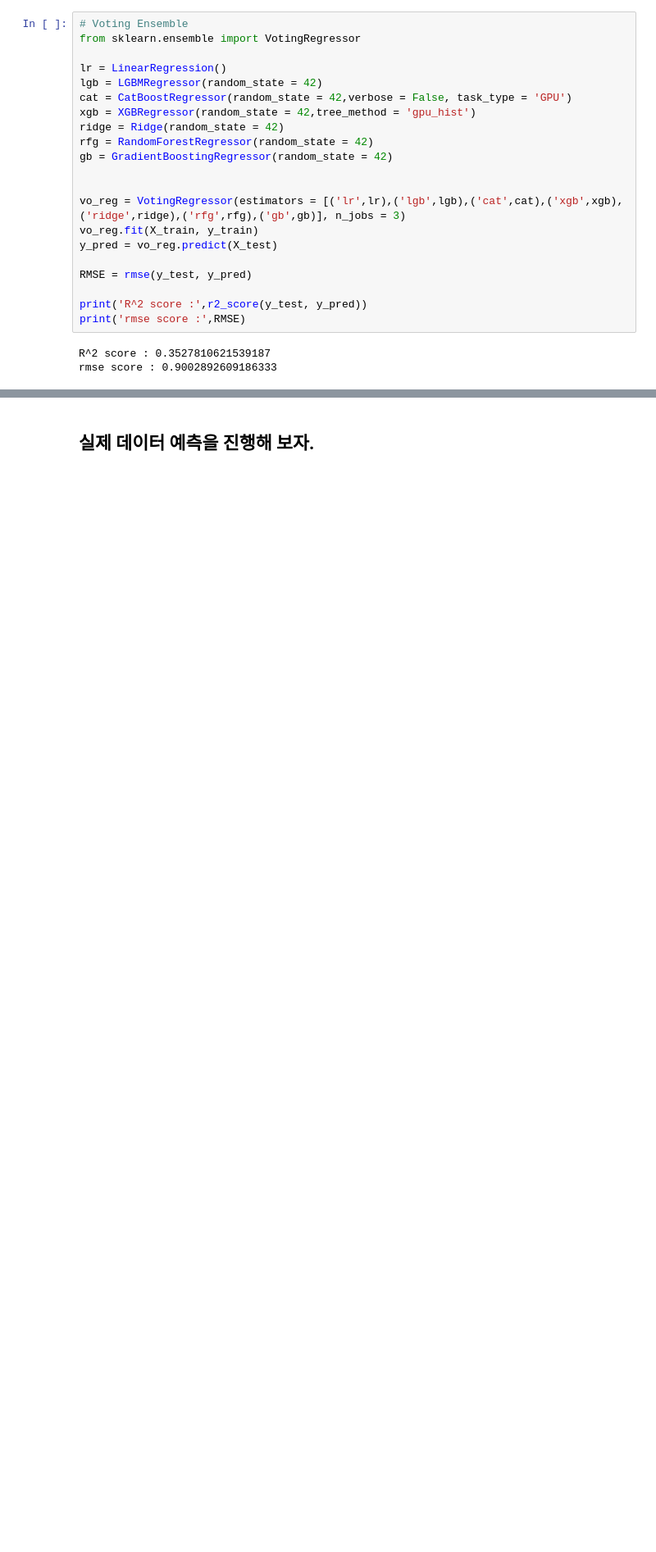
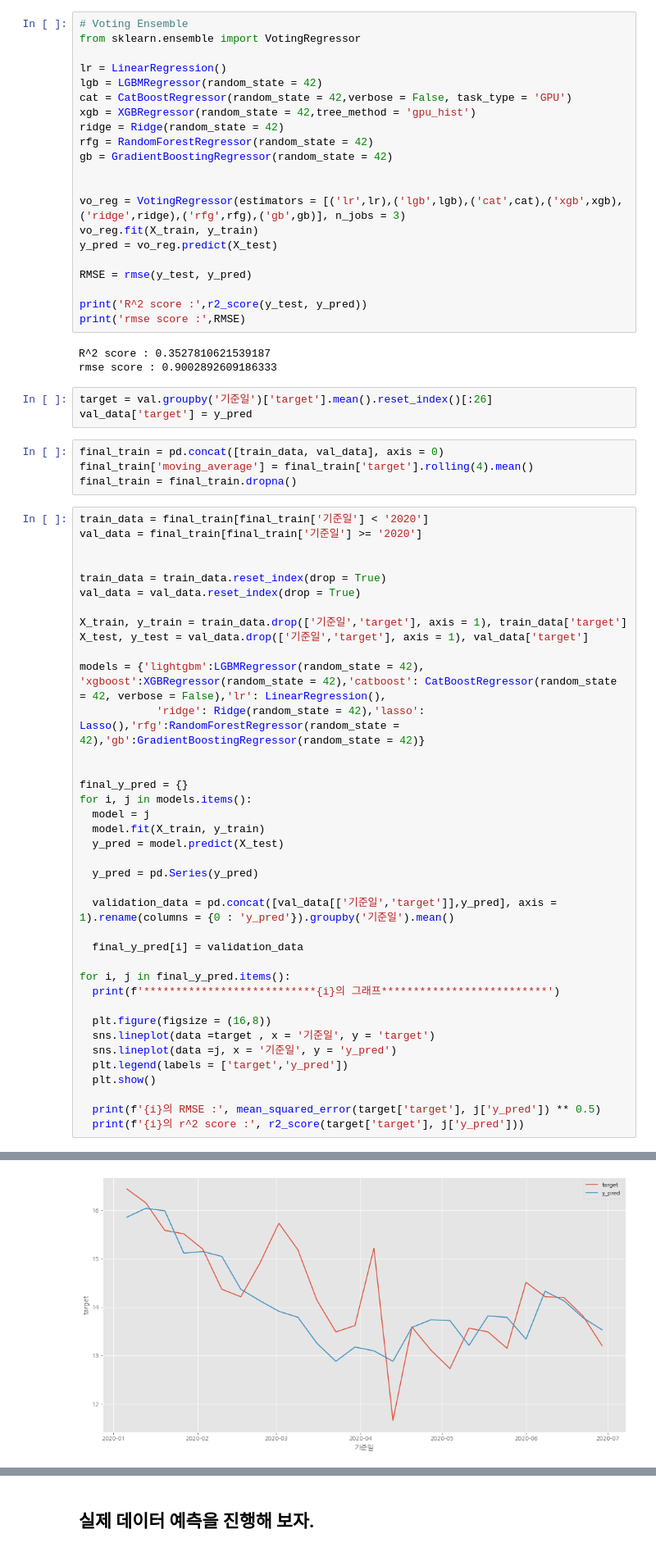
Before and after one commit to qkrwjdduf159/BigContest, a Jupyter notebook: final_analysis(연어).ipynb, the cells around one changed output, grey strips where cells are left out. Shown at 82% size. Drawn from its saved outputs; the diff is of its cells as text; blank space fills up the shorter version.

```diff
--- a/final_analysis(연어).ipynb
+++ b/final_analysis(연어).ipynb
@@ -847,3 +848,49 @@ print('rmse score :',RMSE)
 # %% [output]
 R^2 score : 0.3527810621539187
 rmse score : 0.9002892609186333
+# %%
+target = val.groupby('기준일')['target'].mean().reset_index()[:26]
+val_data['target'] = y_pred
+# %%
+final_train = pd.concat([train_data, val_data], axis = 0)
+final_train['moving_average'] = final_train['target'].rolling(4).mean()
+final_train = final_train.dropna()
+# %%
+train_data = final_train[final_train['기준일'] < '2020']
+val_data = final_train[final_train['기준일'] >= '2020']
+
+
+train_data = train_data.reset_index(drop = True)
+val_data = val_data.reset_index(drop = True)
+
+X_train, y_train = train_data.drop(['기준일','target'], axis = 1), train_data['target']
+X_test, y_test = val_data.drop(['기준일','target'], axis = 1), val_data['target']
+
+models = {'lightgbm':LGBMRegressor(random_state = 42), 'xgboost':XGBRegressor(random_state = 42),'catboost': CatBoostRegressor(random_state = 42, verbose = False),'lr': LinearRegression(),
+            'ridge': Ridge(random_state = 42),'lasso': Lasso(),'rfg':RandomForestRegressor(random_state = 42),'gb':GradientBoostingRegressor(random_state = 42)}
+
+
+final_y_pred = {}
+for i, j in models.items():
+  model = j
+  model.fit(X_train, y_train)
+  y_pred = model.predict(X_test)
+
+  y_pred = pd.Series(y_pred)
+
+  validation_data = pd.concat([val_data[['기준일','target']],y_pred], axis = 1).rename(columns = {0 : 'y_pred'}).groupby('기준일').mean()
+
+  final_y_pred[i] = validation_data
+
+for i, j in final_y_pred.items():
+  print(f'***************************{i}의 그래프**************************')
+
+  plt.figure(figsize = (16,8))
+  sns.lineplot(data =target , x = '기준일', y = 'target')
+  sns.lineplot(data =j, x = '기준일', y = 'y_pred')
+  plt.legend(labels = ['target','y_pred'])
+  plt.show()
+
+  print(f'{i}의 RMSE :', mean_squared_error(target['target'], j['y_pred']) ** 0.5)
+  print(f'{i}의 r^2 score :', r2_score(target['target'], j['y_pred']))
+# %% [output]
@@ -849,0 +899 @@ rmse score : 0.9002892609186333
+[figure, added]
```
Also changed, not shown: parts of 16 cells of this notebook.
